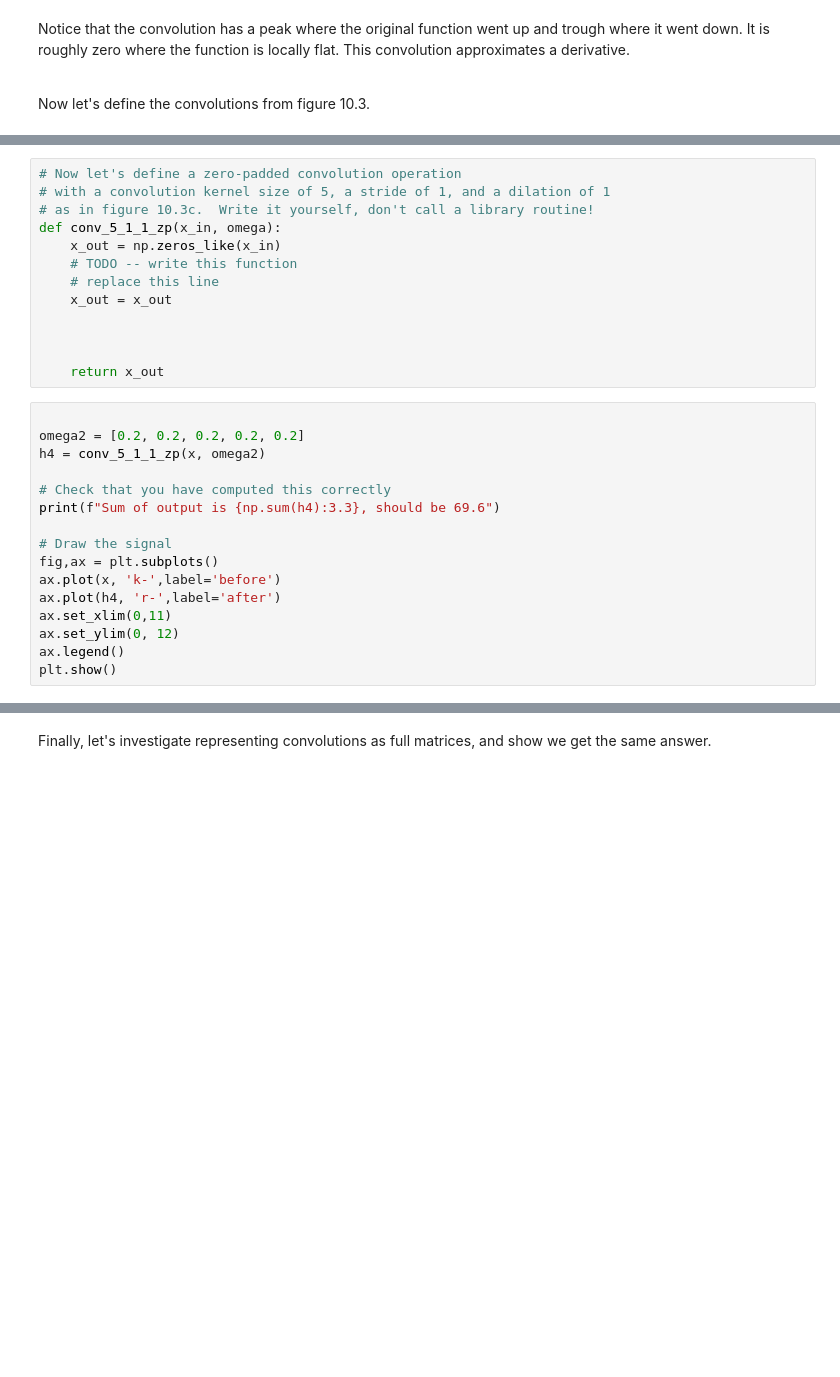
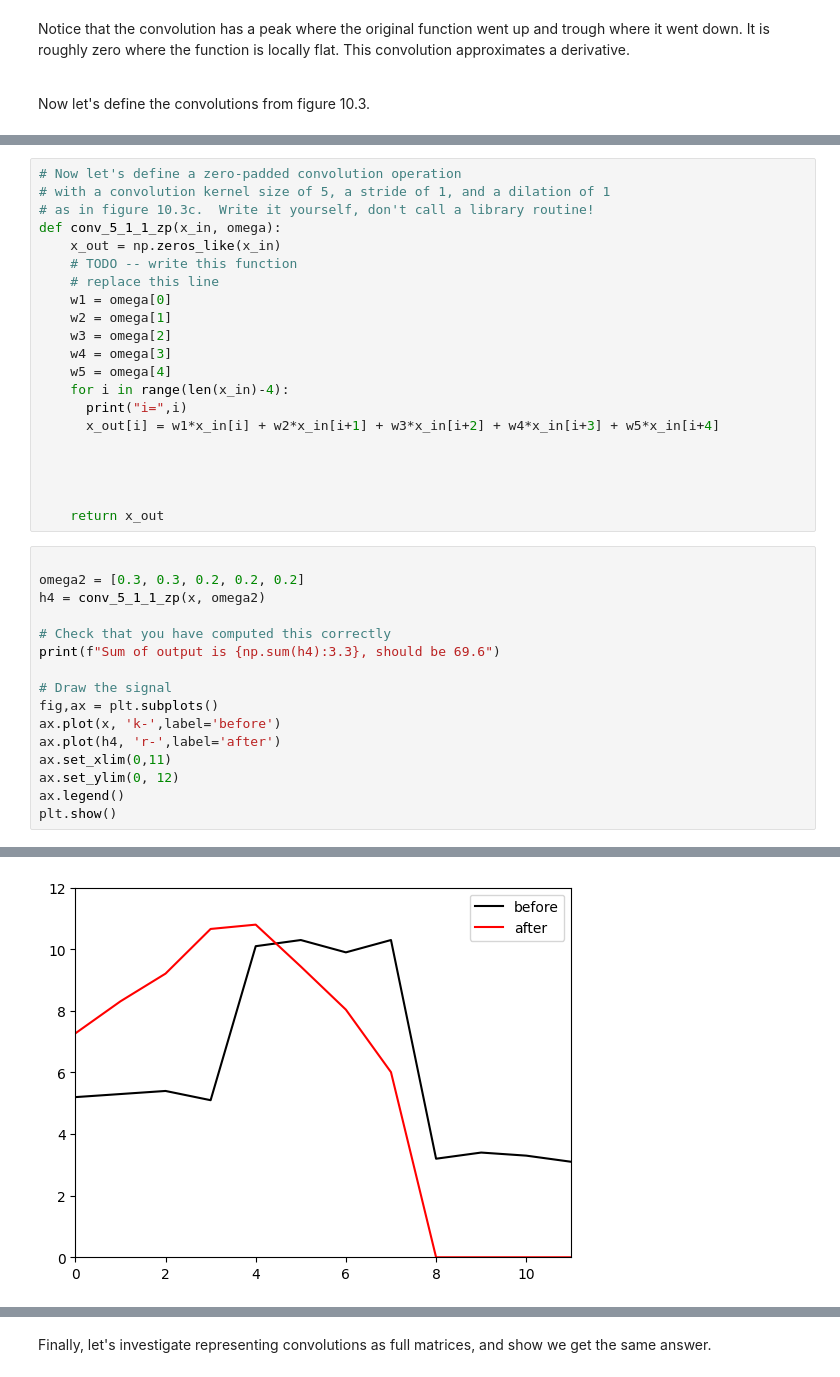
Before and after one commit to Herve1320/computer-vision-jupyter-notebooks-fall-2025-RDP, a Jupyter notebook: Notebooks/Chap10/10_1_1D_Convolution.ipynb, the cells around one changed output, grey strips where cells are left out. Drawn from its saved outputs; the diff is of its cells as text; blank space fills up the shorter version.

```diff
--- a/Notebooks/Chap10/10_1_1D_Convolution.ipynb
+++ b/Notebooks/Chap10/10_1_1D_Convolution.ipynb
@@ -134,14 +170,22 @@ def conv_5_1_1_zp(x_in, omega):
     x_out = np.zeros_like(x_in)
     # TODO -- write this function
     # replace this line
-    x_out = x_out
+    w1 = omega[0]
+    w2 = omega[1]
+    w3 = omega[2]
+    w4 = omega[3]
+    w5 = omega[4]
+    for i in range(len(x_in)-4):
+      print("i=",i)
+      x_out[i] = w1*x_in[i] + w2*x_in[i+1] + w3*x_in[i+2] + w4*x_in[i+3] + w5*x_in[i+4]
+
 
 
 
     return x_out
 # %%
 
-omega2 = [0.2, 0.2, 0.2, 0.2, 0.2]
+omega2 = [0.3, 0.3, 0.2, 0.2, 0.2]
 h4 = conv_5_1_1_zp(x, omega2)
 
 # Check that you have computed this correctly
@@ -155,3 +199,4 @@ ax.set_xlim(0,11)
 ax.set_ylim(0, 12)
 ax.legend()
 plt.show()
+# %% [output]
@@ -158,3 +212,4 @@ plt.show()
+[figure, added]
 # %%
 # Finally let's define a zero-padded convolution operation
 # with a convolution kernel size of 3, a stride of 1, and a dilation of 2
```
Also changed, not shown: parts of 10 cells of this notebook.
